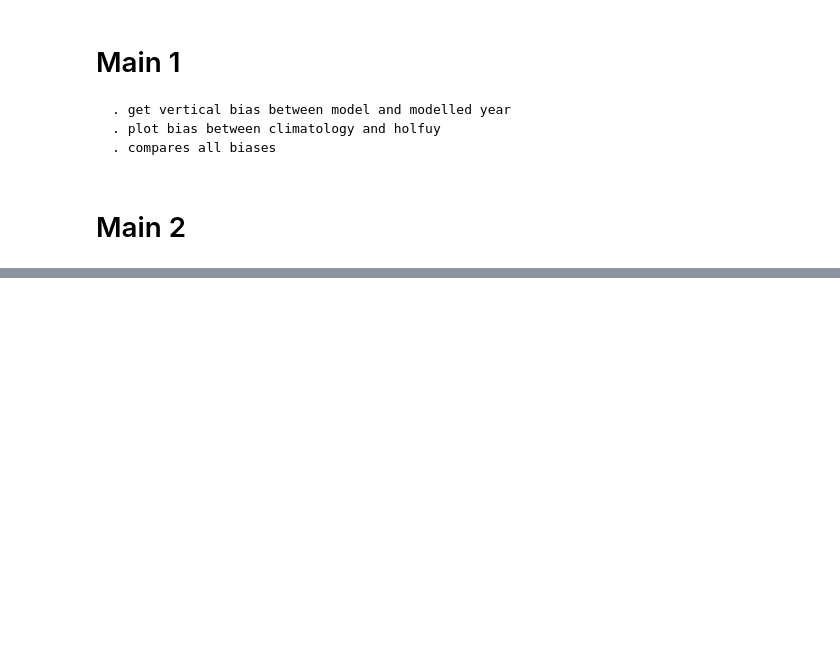
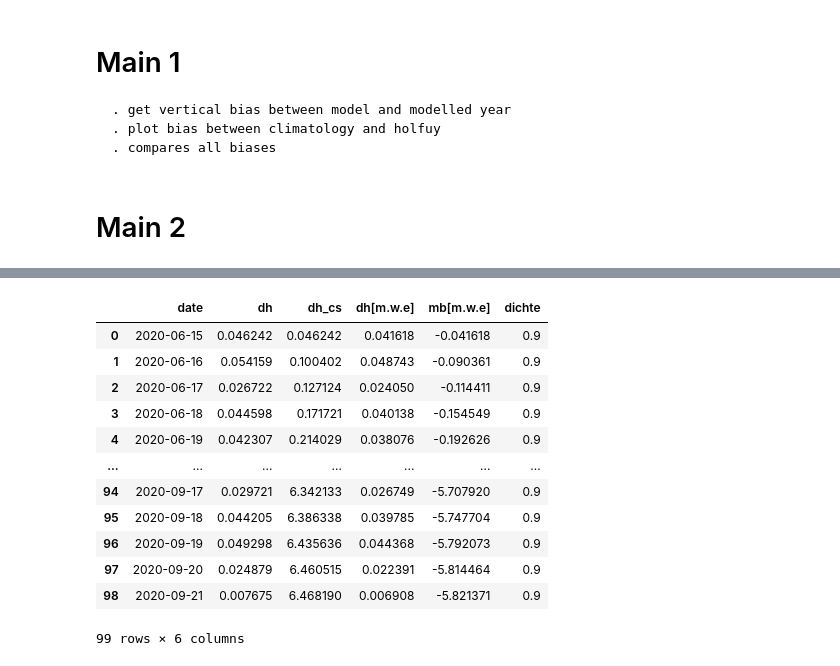
Before and after one commit to acremona/glacier-anomalies-at-point-scale, a Jupyter notebook: glacier_anomalies.ipynb, the cells around one changed output, grey strips where cells are left out. Drawn from its saved outputs; the diff is of its cells as text; code cells hidden in the pictures; blank space fills up the shorter version.

```diff
--- a/glacier_anomalies.ipynb
+++ b/glacier_anomalies.ipynb
@@ -775,0 +1218,27 @@ for year in years:
+# %%
+xtime_h = manual_readings_1002_21['date'].values
+rounded = xtime_h.astype('datetime64[s]')
+xtime_h = [x.astype(dt.datetime) for x in rounded]
+periodic_sum = []
+
+for i, dat in enumerate(xtime_h):
+    temp_sum = 0
+    try:
+        interval = pd.Interval(pd.Timestamp(year=dat.year, month=dat.month, day=dat.day),
+                               pd.Timestamp(year=xtime_h[i+1].year,
+                                            month=xtime_h[i+1].month,
+                                            day=xtime_h[i+1].day))
+
+        for date, disp in zip(auto_readings_1002_21['date'].tolist(), auto_readings_1002_21['dh'].tolist()):
+            if date in interval:
+                temp_sum += disp
+
+        periodic_sum.append(temp_sum)
+    except:
+        print('end of array')
+
+manual_readings_1002_21_rate = manual_readings_1002_21['mb[m.w.e]'].diff(periods = 1)
+manual_readings_1002_21_rate = pd.DataFrame(({'date': manual_readings_1002_21['date'].values, 'mb[m.w.e]': manual_readings_1002_21_rate}))
+manual_readings_1002_21_rate = manual_readings_1002_21_rate.dropna()
+plt.plot(periodic_sum)
+plt.plot(manual_readings_1002_21_rate['mb[m.w.e]'].values/100)
@@ -775,0 +1371,16 @@ for year in years:
+# %%
+auto_readings
+# %% [output]
+|  | date | dh | dh_cs | dh[m.w.e] | mb[m.w.e] | dichte |
+| 0 | 2020-06-15 | 0.046242 | 0.046242 | 0.041618 | -0.041618 | 0.9 |
+| 1 | 2020-06-16 | 0.054159 | 0.100402 | 0.048743 | -0.090361 | 0.9 |
+| 2 | 2020-06-17 | 0.026722 | 0.127124 | 0.024050 | -0.114411 | 0.9 |
+| 3 | 2020-06-18 | 0.044598 | 0.171721 | 0.040138 | -0.154549 | 0.9 |
+| 4 | 2020-06-19 | 0.042307 | 0.214029 | 0.038076 | -0.192626 | 0.9 |
+| ... | ... | ... | ... | ... | ... | ... |
+| 94 | 2020-09-17 | 0.029721 | 6.342133 | 0.026749 | -5.707920 | 0.9 |
+| 95 | 2020-09-18 | 0.044205 | 6.386338 | 0.039785 | -5.747704 | 0.9 |
+| 96 | 2020-09-19 | 0.049298 | 6.435636 | 0.044368 | -5.792073 | 0.9 |
+| 97 | 2020-09-20 | 0.024879 | 6.460515 | 0.022391 | -5.814464 | 0.9 |
+| 98 | 2020-09-21 | 0.007675 | 6.468190 | 0.006908 | -5.821371 | 0.9 |
+99 rows × 6 columns
```
Also changed, not shown: parts of 22 cells of this notebook, 4 other files.
